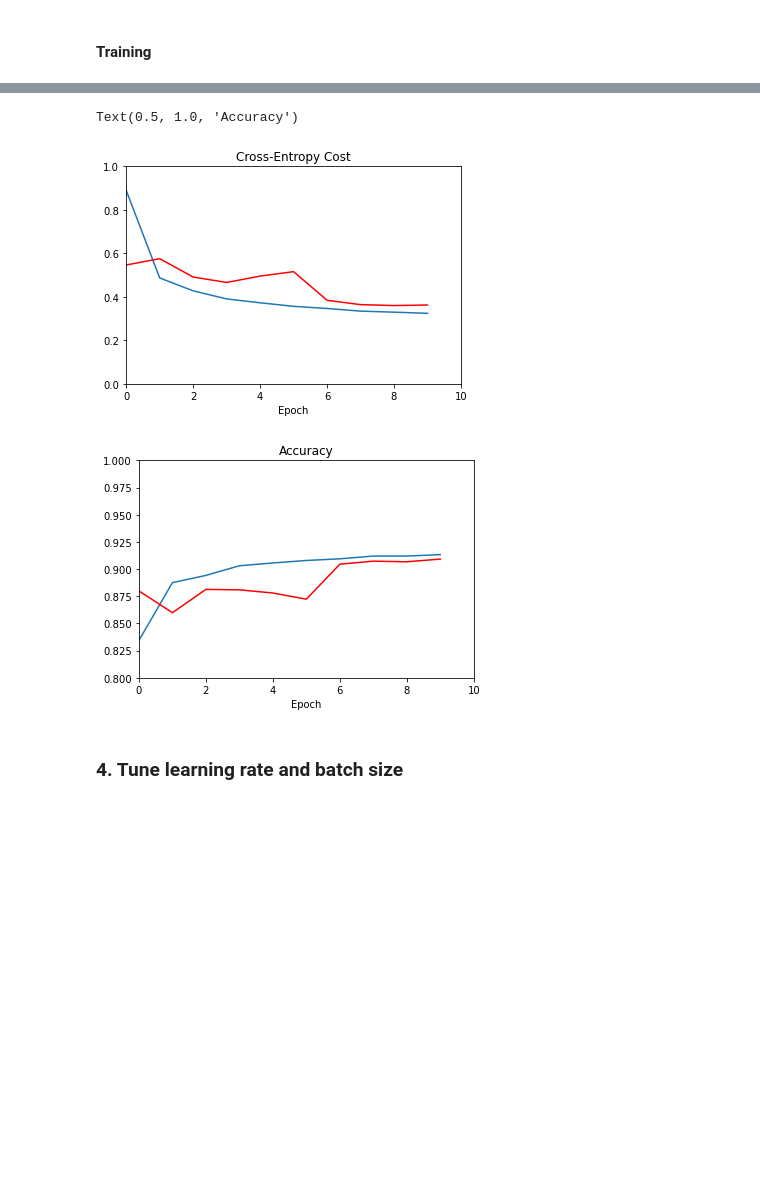
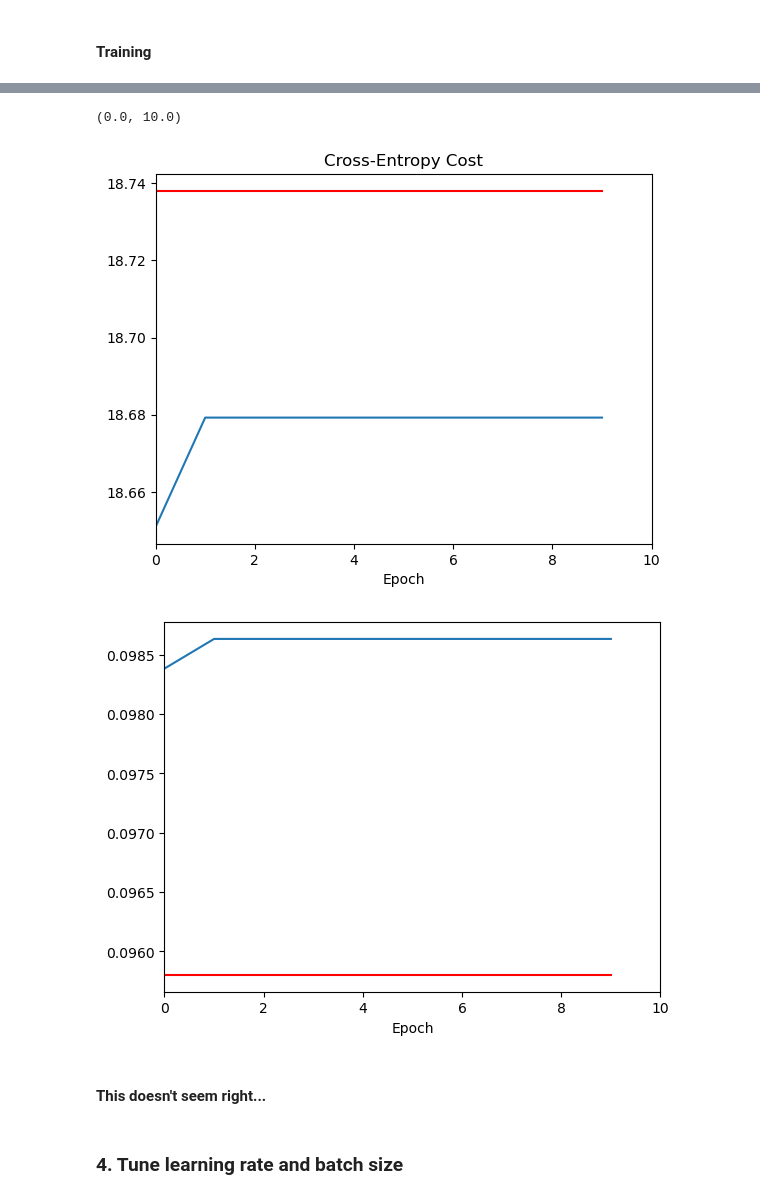
Before and after one commit to Dr-Shab/MSE-DeepLearn, a Jupyter notebook: DL-PW-02-G26_Drilon_Chia-Hua/pw02_softmax_classification_stud.ipynb, the cells around one changed output, grey strips where cells are left out. Saved outputs shown, nothing was run; the diff lists cells and outputs as text; code cells hidden in the pictures; blank space fills up the shorter version.

```diff
--- a/DL-PW-02-G26_Drilon_Chia-Hua/pw02_softmax_classification_stud.ipynb
+++ b/DL-PW-02-G26_Drilon_Chia-Hua/pw02_softmax_classification_stud.ipynb
@@ -192,12 +151,9 @@ def loss_ce(y, uhat):
     returns -- per sample loss
     """
     # YOUR CODE (START)
-def loss_ce(y, uhat):
-    nb = y.shape[0]
-    c = uhat.shape[1]
     y = y.long()
-    y_one_hot = torch.zeros(nb, c).scatter_(1, y.view(-1, 1), 1)
-    loss = -torch.sum(y_one_hot * torch.log(uhat), dim=1)
+    predicted_probabilities = uhat[range(uhat.shape[0]), y.view(-1)]
+    loss = -torch.log(predicted_probabilities + 1e-9)  # preventing log of 0
     return loss
 
     # YOUR CODE (END)
@@ -209,8 +165,9 @@ def cost_ce(y,uhat):
     return -- per batch mean of losses
     """
     # YOUR CODE (START)
-    losses = loss_ce(y, uhat)
-    return losses.mean()
+    sample_losses = loss_ce(y, uhat)
+    mean_loss = sample_losses.mean()
+    return mean_loss
     # YOUR CODE (END)
 # %% [markdown]
 ##### TEST
@@ -237,11 +194,10 @@ def grad_loss_ce(x,u,uhat):
     returns -- gradW, gradb (same dimension as W and b)
     """
     # YOUR CODE (START)
-    nb = x.shape[0]
-    x_reshaped = x.reshape(nb, -1)
-    u_one_hot = torch.zeros(nb, 10).scatter_(1, u.view(-1, 1), 1)
-    gradW = torch.mm(x_reshaped.t(), (uhat - u_one_hot))
-    gradb = (uhat - u_one_hot).sum(dim=0, keepdim=True)
+    grad_output = uhat - u
+    gradW = torch.matmul(grad_output.t(), x.reshape(x.shape[0], -1))
+
+    gradb = grad_output.sum(dim=0, keepdim=True)
     return gradW, gradb
     # YOUR CODE (END)
 # %% [markdown]
@@ -259,15 +215,15 @@ def metrics(X,Y,W,b):
     return -- cost, acc (both scalars)
     """
     # YOUR CODE (START)
+    Y = Y.view(-1).long()
     uhat = predict(X, W, b)
-    nb = Y.size(0)
-    c = uhat.size(1)
-    Y = Y.long()
-    Y_one_hot = torch.zeros(nb, c).scatter_(1, Y.view(-1, 1), 1)
-    cost = cost_ce(Y_one_hot, uhat)
-    predictions = torch.argmax(uhat, dim=1)
-    correct_predictions = (predictions == Y).float()
+
+    cost = cost_ce(Y, uhat)
+
+    _, predicted_labels = torch.max(uhat, 1)
+    correct_predictions = (predicted_labels == Y).float()
     acc = correct_predictions.mean()
+
     return cost.item(), acc.item()
     # YOUR CODE (END)
 # %% [markdown]
@@ -322,22 +298,23 @@ RuntimeError: Expected index [320, 1] to be smaller than self [32, 10] apart fro
 # %%
 plt.figure(1)
 plt.plot(torch.arange(nepochs), cost_hist, "-")
 plt.plot(torch.arange(nepochs), cost_hist_test, "r-")
 plt.xlabel("Epoch")
 plt.xlim(0,nepochs)
-plt.ylim(0,1)
+# plt.ylim(0,1)
 plt.title("Cross-Entropy Cost")
 plt.figure(2)
 plt.plot(torch.arange(nepochs), acc_hist,"-")
 plt.plot(torch.arange(nepochs), acc_hist_test,"r-")
 plt.xlabel("Epoch")
 plt.xlim(0,nepochs)
-plt.ylim(0.8,1)
-plt.title("Accuracy")
+# plt.ylim(0.8,1)
 # %% [output]
-Text(0.5, 1.0, 'Accuracy')
+(0.0, 10.0)
-[figure, old version]
+[figure, new version]
-[figure, old version]
+[figure, new version]
+# %% [markdown]
+#### This doesn't seem right...
 # %% [markdown]
 ### 4. Tune learning rate and batch size
 # %% [markdown]
```
Also changed, not shown: parts of 13 cells of this notebook.
